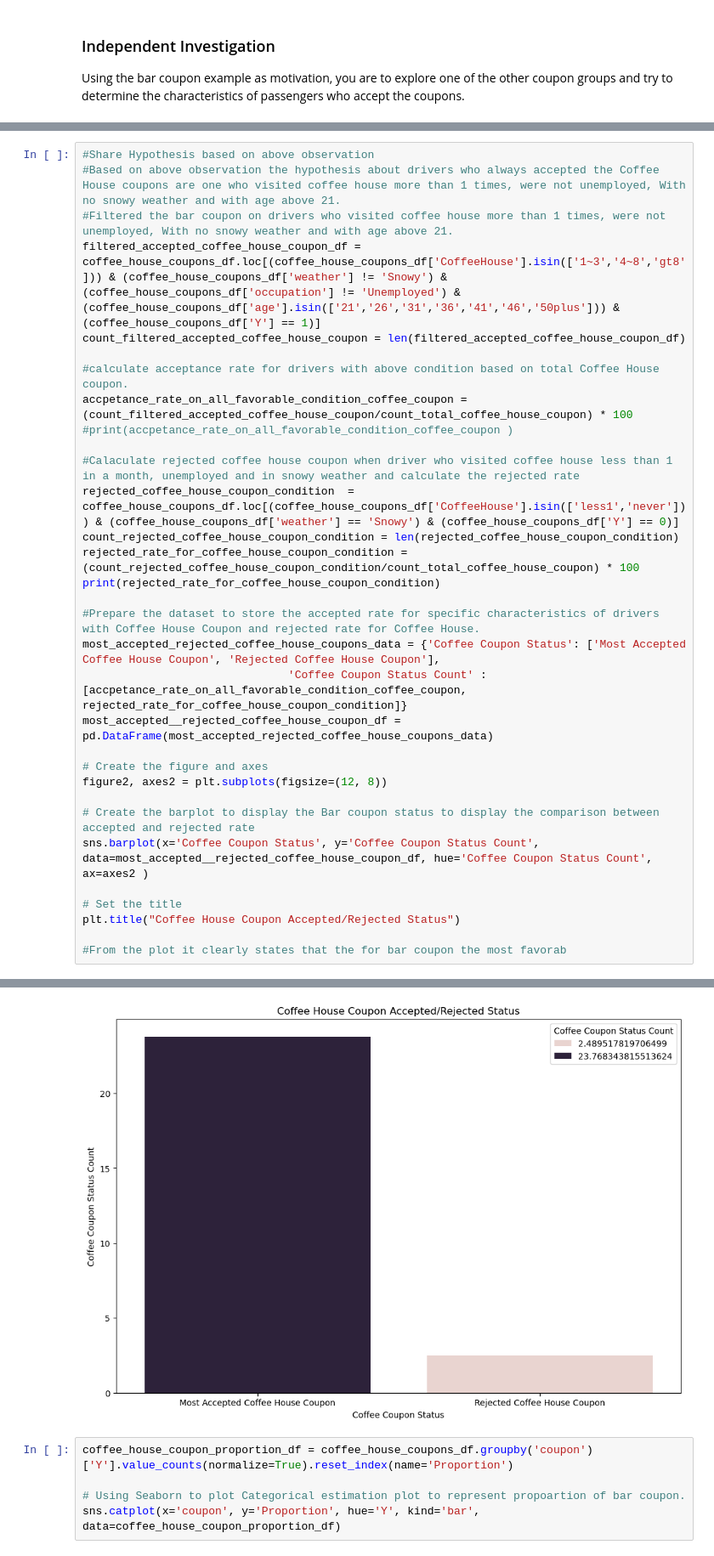
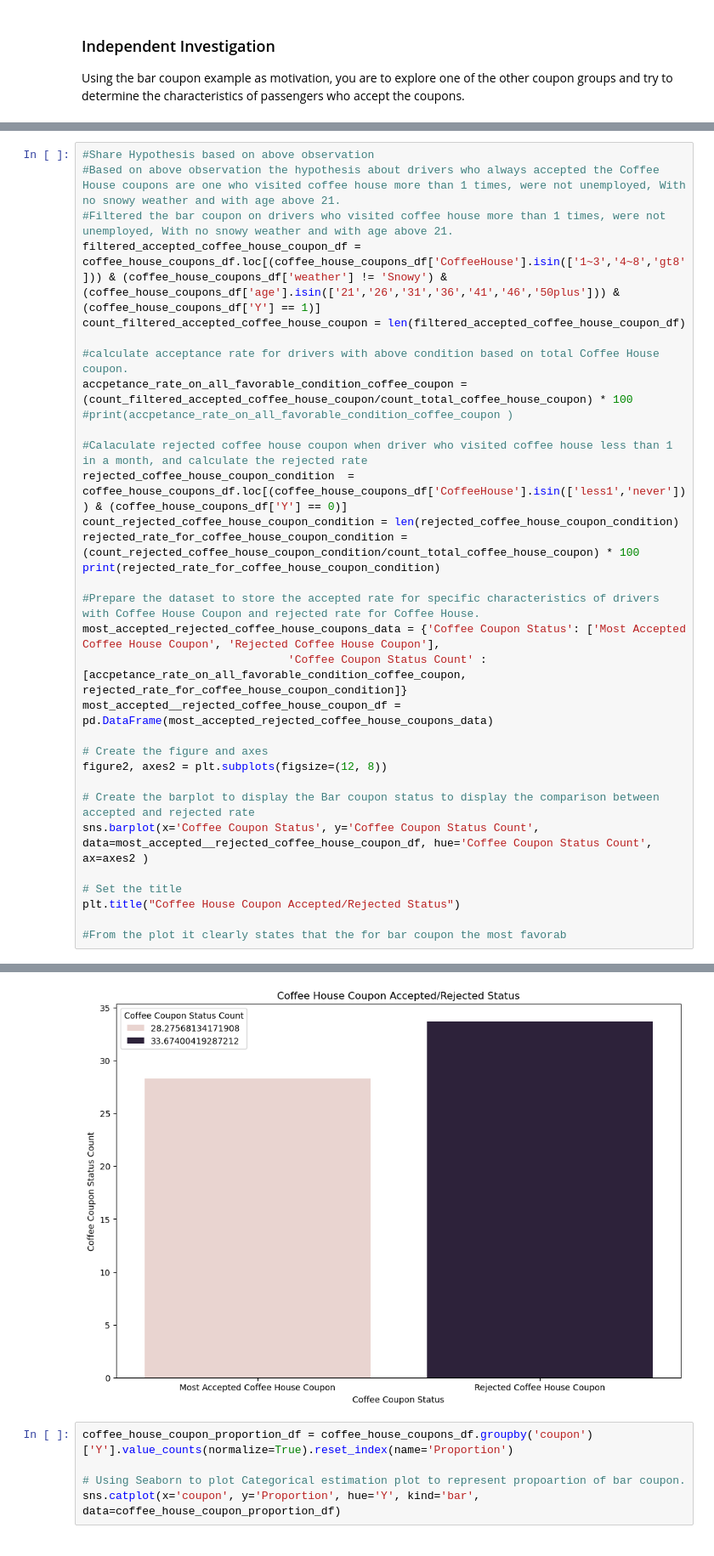
Before and after one commit to PoojaSinha8809/Practical-Application-Module-5, a Jupyter notebook: prompt.ipynb, the cells around one changed output, grey strips where cells are left out. Shown: that part at 85% size. Drawn from its saved outputs; the diff is of its cells as text.

Commit message:
added better analysis for visualization of data

```diff
--- a/prompt.ipynb
+++ b/prompt.ipynb
@@ -629,15 +629,15 @@ plt.show()
 #Share Hypothesis based on above observation
 #Based on above observation the hypothesis about drivers who always accepted the Coffee House coupons are one who visited coffee house more than 1 times, were not unemployed, With no snowy weather and with age above 21.
 #Filtered the bar coupon on drivers who visited coffee house more than 1 times, were not unemployed, With no snowy weather and with age above 21.
-filtered_accepted_coffee_house_coupon_df = coffee_house_coupons_df.loc[(coffee_house_coupons_df['CoffeeHouse'].isin(['1~3','4~8','gt8'])) & (coffee_house_coupons_df['weather'] != 'Snowy') & (coffee_house_coupons_df['occupation'] != 'Unemployed') & (coffee_house_coupons_df['age'].isin(['21','26','31','36','41','46','50plus'])) & (coffee_house_coupons_df['Y'] == 1)]
+filtered_accepted_coffee_house_coupon_df = coffee_house_coupons_df.loc[(coffee_house_coupons_df['CoffeeHouse'].isin(['1~3','4~8','gt8'])) & (coffee_house_coupons_df['weather'] != 'Snowy') & (coffee_house_coupons_df['age'].isin(['21','26','31','36','41','46','50plus'])) & (coffee_house_coupons_df['Y'] == 1)]
 count_filtered_accepted_coffee_house_coupon = len(filtered_accepted_coffee_house_coupon_df)
 
 #calculate acceptance rate for drivers with above condition based on total Coffee House coupon.
 accpetance_rate_on_all_favorable_condition_coffee_coupon = (count_filtered_accepted_coffee_house_coupon/count_total_coffee_house_coupon) * 100
 #print(accpetance_rate_on_all_favorable_condition_coffee_coupon )
 
-#Calaculate rejected coffee house coupon when driver who visited coffee house less than 1 in a month, unemployed and in snowy weather and calculate the rejected rate
-rejected_coffee_house_coupon_condition  = coffee_house_coupons_df.loc[(coffee_house_coupons_df['CoffeeHouse'].isin(['less1','never'])) & (coffee_house_coupons_df['weather'] == 'Snowy') & (coffee_house_coupons_df['Y'] == 0)]
+#Calaculate rejected coffee house coupon when driver who visited coffee house less than 1 in a month, and calculate the rejected rate
+rejected_coffee_house_coupon_condition  = coffee_house_coupons_df.loc[(coffee_house_coupons_df['CoffeeHouse'].isin(['less1','never'])) & (coffee_house_coupons_df['Y'] == 0)]
 count_rejected_coffee_house_coupon_condition = len(rejected_coffee_house_coupon_condition)
 rejected_rate_for_coffee_house_coupon_condition = (count_rejected_coffee_house_coupon_condition/count_total_coffee_house_coupon) * 100
 print(rejected_rate_for_coffee_house_coupon_condition)
@@ -662,5 +662,5 @@ plt.title("Coffee House Coupon Accepted/Rejected Status")
 Text(0.5, 1.0, 'Coffee House Coupon Accepted/Rejected Status')
-[figure, old version]
+[figure, new version]
 # %%
 coffee_house_coupon_proportion_df = coffee_house_coupons_df.groupby('coupon')['Y'].value_counts(normalize=True).reset_index(name='Proportion')
 
```
Also changed, not shown: parts of 2 cells of this notebook.
